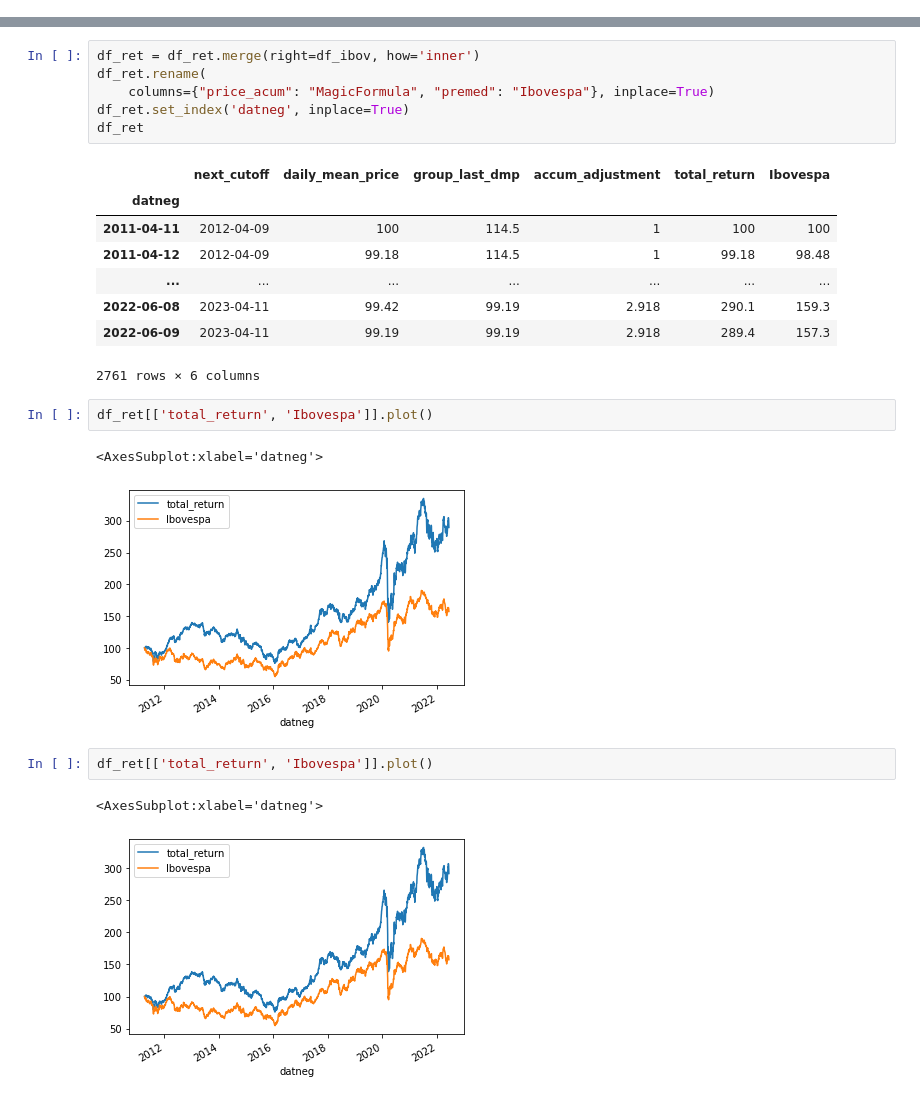
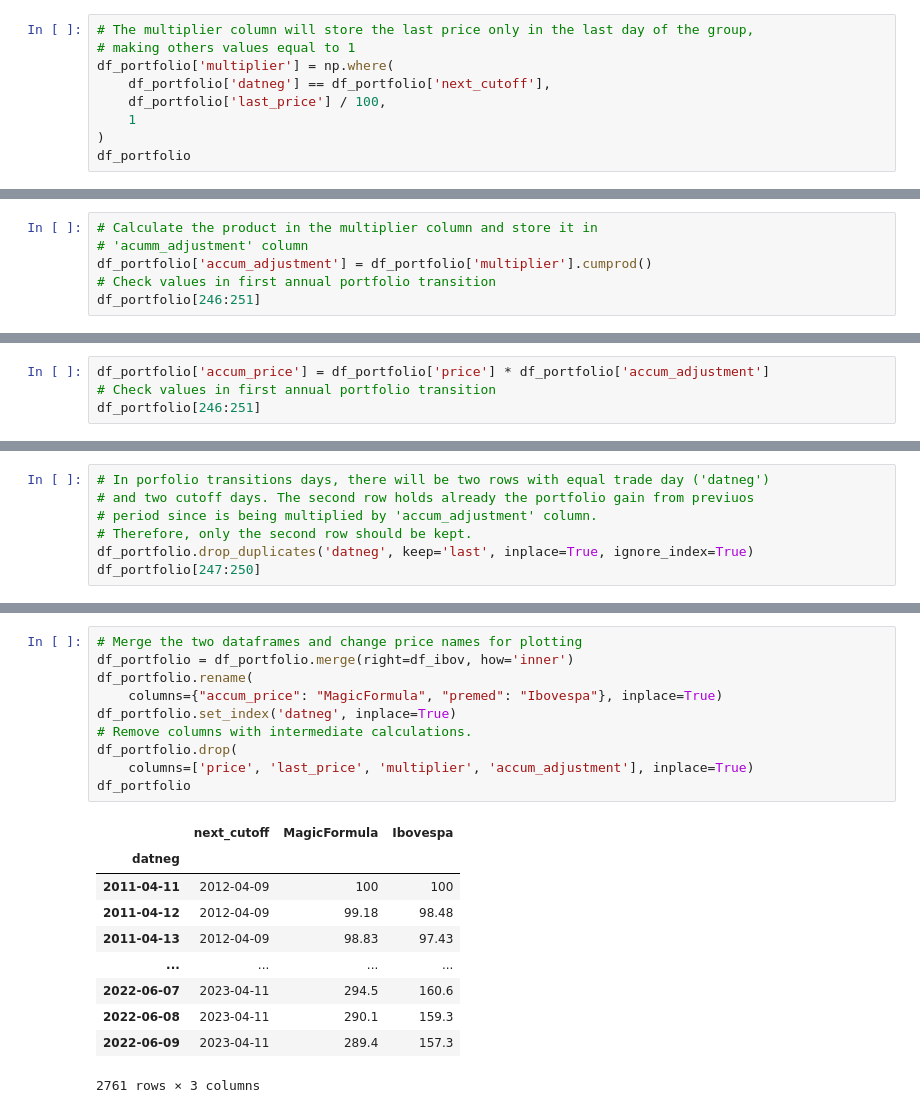
Before and after one commit to crdcj/MagicFormula, a Jupyter notebook: scripts/5_calculate_returns.ipynb, the cells around one changed output, grey strips where cells are left out. Drawn from its saved outputs; the diff is of its cells as text.

```diff
--- a/scripts/5_calculate_returns.ipynb
+++ b/scripts/5_calculate_returns.ipynb
@@ -120,0 +90,9 @@ df_ret
+# %%
+# The multiplier column will store the last price only in the last day of the group,
+# making others values equal to 1
+df_portfolio['multiplier'] = np.where(
+    df_portfolio['datneg'] == df_portfolio['next_cutoff'],
+    df_portfolio['last_price'] / 100,
+    1
+)
+df_portfolio
@@ -120,0 +109,6 @@ df_ret
+# %%
+# Calculate the product in the multiplier column and store it in
+# 'acumm_adjustment' column
+df_portfolio['accum_adjustment'] = df_portfolio['multiplier'].cumprod()
+# Check values in first annual portfolio transition
+df_portfolio[246:251]
@@ -120,0 +122,4 @@ df_ret
+# %%
+df_portfolio['accum_price'] = df_portfolio['price'] * df_portfolio['accum_adjustment']
+# Check values in first annual portfolio transition
+df_portfolio[246:251]
@@ -120,0 +133,7 @@ df_ret
+# %%
+# In porfolio transitions days, there will be two rows with equal trade day ('datneg')
+# and two cutoff days. The second row holds already the portfolio gain from previuos
+# period since is being multiplied by 'accum_adjustment' column.
+# Therefore, only the second row should be kept.
+df_portfolio.drop_duplicates('datneg', keep='last', inplace=True, ignore_index=True)
+df_portfolio[247:250]
@@ -149,27 +178,23 @@ df_ibov
 | 2762 | 2022-06-10 | 154.9 |
 2763 rows × 2 columns
 # %%
-df_ret = df_ret.merge(right=df_ibov, how='inner')
-df_ret.rename(
-    columns={"price_acum": "MagicFormula", "premed": "Ibovespa"}, inplace=True)
-df_ret.set_index('datneg', inplace=True)
-df_ret
+# Merge the two dataframes and change price names for plotting
+df_portfolio = df_portfolio.merge(right=df_ibov, how='inner')
+df_portfolio.rename(
+    columns={"accum_price": "MagicFormula", "premed": "Ibovespa"}, inplace=True)
+df_portfolio.set_index('datneg', inplace=True)
+# Remove columns with intermediate calculations.
+df_portfolio.drop(
+    columns=['price', 'last_price', 'multiplier', 'accum_adjustment'], inplace=True)
+df_portfolio
 # %% [output]
-|  | next_cutoff | daily_mean_price | group_last_dmp | accum_adjustment | total_return | Ibovespa |
-| datneg |  |  |  |  |  |  |
-| 2011-04-11 | 2012-04-09 | 100 | 114.5 | 1 | 100 | 100 |
-| 2011-04-12 | 2012-04-09 | 99.18 | 114.5 | 1 | 99.18 | 98.48 |
-| ... | ... | ... | ... | ... | ... | ... |
-| 2022-06-08 | 2023-04-11 | 99.42 | 99.19 | 2.918 | 290.1 | 159.3 |
-| 2022-06-09 | 2023-04-11 | 99.19 | 99.19 | 2.918 | 289.4 | 157.3 |
+|  | next_cutoff | MagicFormula | Ibovespa |
+| datneg |  |  |  |
+| 2011-04-11 | 2012-04-09 | 100 | 100 |
+| 2011-04-12 | 2012-04-09 | 99.18 | 98.48 |
+| 2011-04-13 | 2012-04-09 | 98.83 | 97.43 |
+| ... | ... | ... | ... |
+| 2022-06-07 | 2023-04-11 | 294.5 | 160.6 |
+| 2022-06-08 | 2023-04-11 | 290.1 | 159.3 |
+| 2022-06-09 | 2023-04-11 | 289.4 | 157.3 |
-2761 rows × 6 columns
+2761 rows × 3 columns
-# %%
-df_ret[['total_return', 'Ibovespa']].plot()
-# %% [output]
-<AxesSubplot:xlabel='datneg'>
-[figure, removed]
-# %%
-df_ret[['total_return', 'Ibovespa']].plot()
-# %% [output]
-<AxesSubplot:xlabel='datneg'>
-[figure, removed]
```
Also changed, not shown: parts of 19 cells of this notebook.
